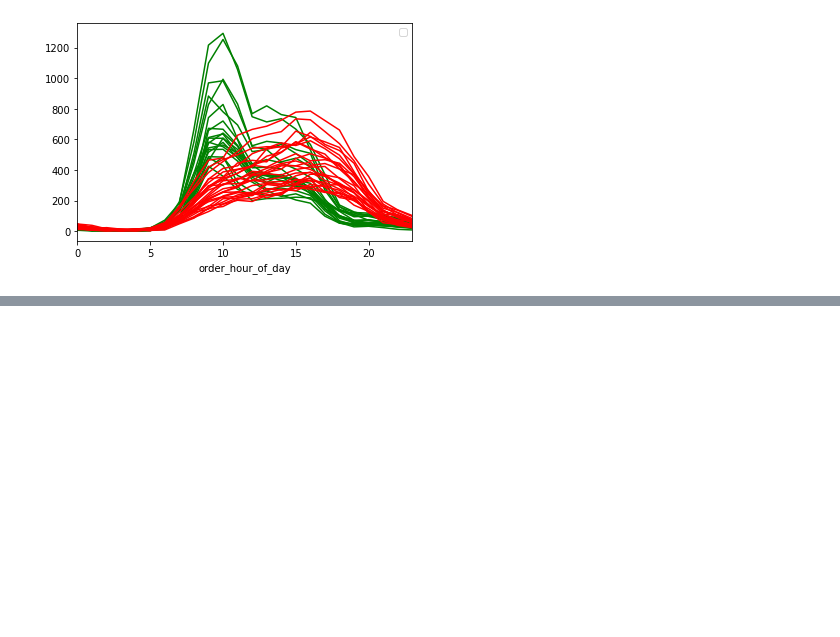
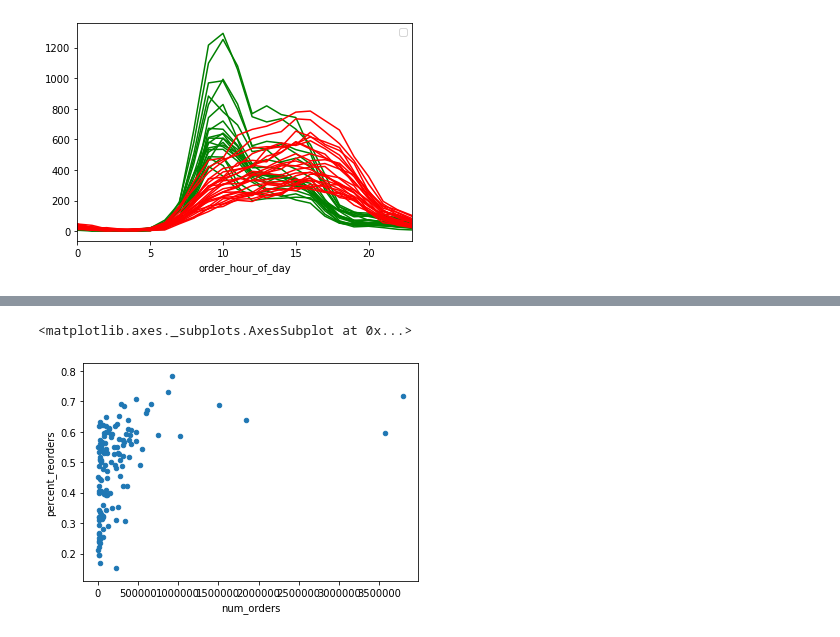
Before and after one commit to ekoly/DS-Unit-1-Sprint-1-Data-Wrangling-and-Storytelling, a Jupyter notebook: module3-join-and-reshape-data/LS_DS_113_Join_and_Reshape_Data_Assignment.ipynb, the cells around one changed output, grey strips where cells are left out. Saved outputs shown, nothing was run; the diff lists cells and outputs as text; code cells hidden in the pictures; blank space fills up the shorter version.

```diff
--- a/module3-join-and-reshape-data/LS_DS_113_Join_and_Reshape_Data_Assignment.ipynb
+++ b/module3-join-and-reshape-data/LS_DS_113_Join_and_Reshape_Data_Assignment.ipynb
@@ -731,0 +774,4 @@ plt.show()
+# %%
+num_reordered = order_products.pivot_table(values="reordered", index="product_id", aggfunc=np.sum)
+num_reordered.columns=["num_reorders"]
+num_reordered.head()
@@ -731,0 +786,3 @@ plt.show()
+# %%
+merged2 = products.merge(num_reordered, how="inner", on="product_id")
+merged2.head()
@@ -731,0 +796,3 @@ plt.show()
+# %%
+merged2 = merged2.pivot_table(values="num_reorders", index="aisle_id", aggfunc=np.sum)
+merged2.head()
@@ -731,0 +807,3 @@ plt.show()
+# %%
+merged["percent_reorders"] = merged2["num_reorders"]/merged["num_orders"]
+merged.head()
@@ -731,0 +818,5 @@ plt.show()
+# %%
+merged.plot.scatter(x="num_orders", y="percent_reorders")
+# %% [output]
+<matplotlib.axes._subplots.AxesSubplot at 0x...>
+[figure, added]
```
Also changed, not shown: parts of 12 cells of this notebook.
